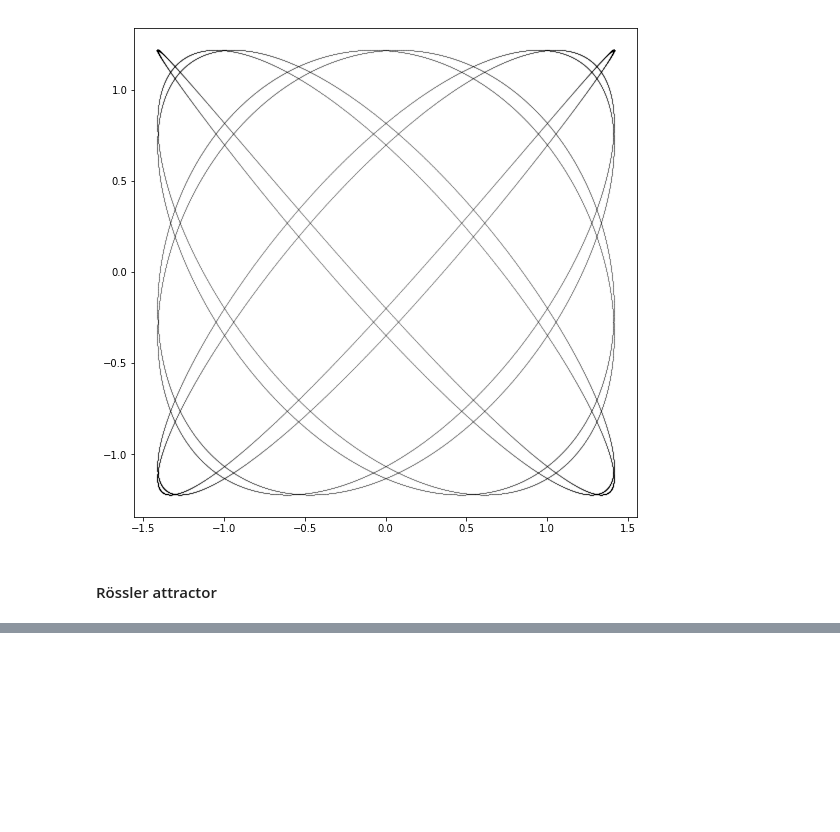
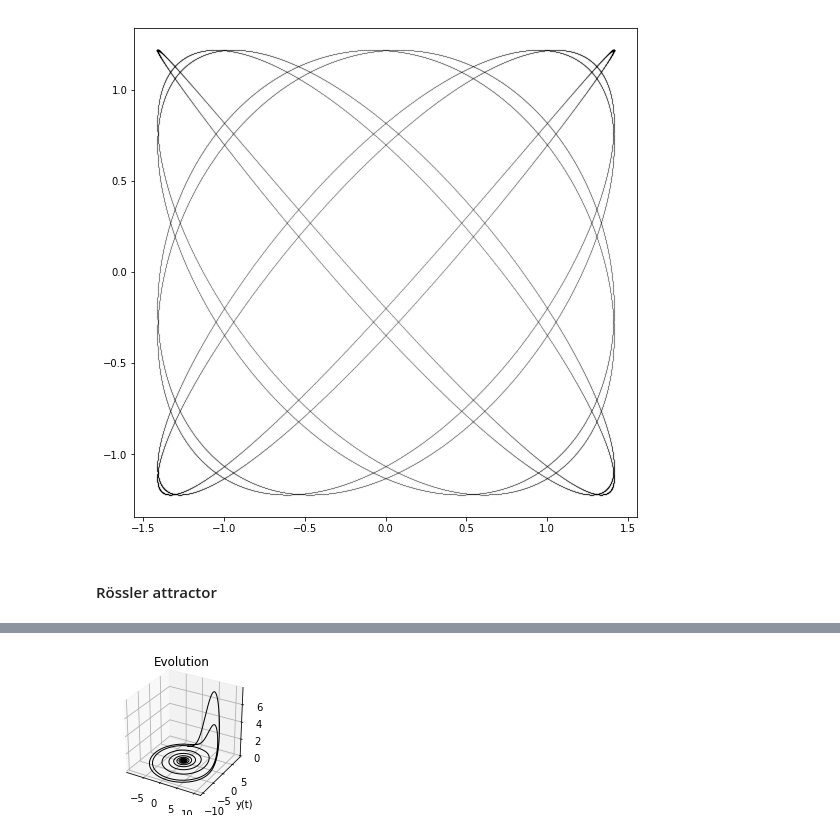
Before and after one commit to kkcm/MOwNiT2, a Jupyter notebook: lab11_mownit2.ipynb, the cells around one changed output, grey strips where cells are left out. Drawn from its saved outputs; the diff is of its cells as text; code cells hidden in the pictures; blank space fills up the shorter version.

```diff
--- a/lab11_mownit2.ipynb
+++ b/lab11_mownit2.ipynb
@@ -92,34 +89,36 @@ a=0.13
 b=0.2
 c=6.5
 
 #Them the time interval and the step size
 t_ini=0
 t_fin=32*math.pi
 h=0.0001
 numsteps=int((t_fin-t_ini)/h)
 
 #using this parameters we build the time.
-t=linspace(t_ini,t_fin,numsteps)
+t=np.linspace(t_ini,t_fin,numsteps)
 #And the vectors for the solutions
-x=zeros(numsteps)
-y=zeros(numsteps)
-z=zeros(numsteps)
+x=np.zeros(numsteps)
+y=np.zeros(numsteps)
+z=np.zeros(numsteps)
 
 #We set the initial conditions
 x[0]=0
 y[0]=0
 z[0]=0
 
 #This is the main loop where we use the recursive system to obtain the solution
 for k in range(x.size-1):
     #We use the previous point to generate the new point using the recursion
     [x[k+1],y[k+1],z[k+1]]=num_rossler(x[k],y[k],z[k],t[k+1]-t[k],a,b,c)
 
 fig = figure()
 ax = fig.add_axes([0.55, 0.25, 0.35, 0.5],projection='3d')
 ax.plot(x, y,z,color='black',lw=1,label='Evolution(t)')
 ax.set_xlabel('x(t)')
 ax.set_ylabel('y(t)')
 ax.set_zlabel('z(t)')
 ax.set_title('Evolution')
 show()
+# %% [output]
+[figure, added]
```
Also changed, not shown: parts of 1 cell of this notebook.
